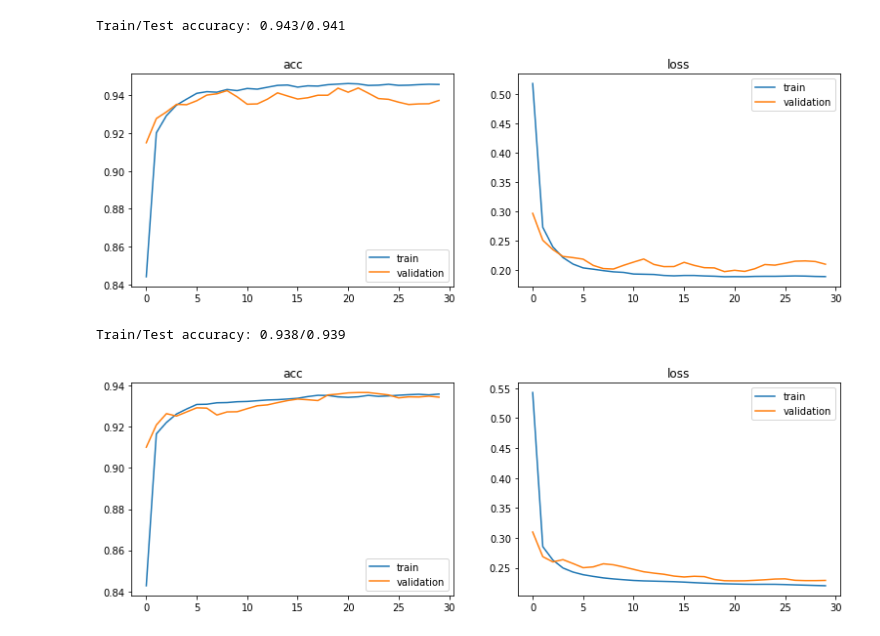
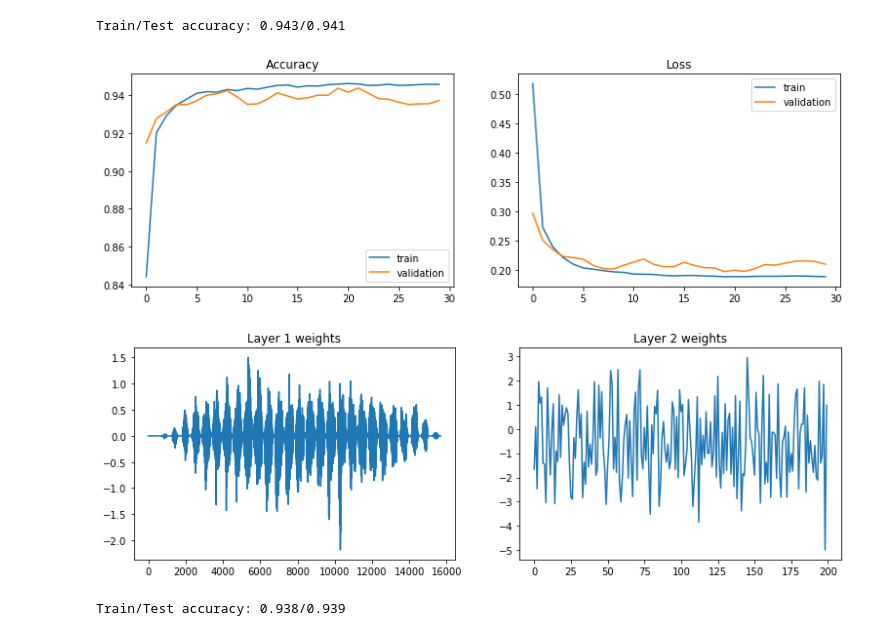
Before and after one commit to rod1n/machine-learning, a Jupyter notebook: examples/regularization/regularizers.ipynb, the cells around one changed output. Saved outputs shown, nothing was run; the diff lists cells and outputs as text; code cells hidden in the pictures.

```diff
--- a/examples/regularization/regularizers.ipynb
+++ b/examples/regularization/regularizers.ipynb
@@ -84,19 +93,12 @@ _, test_scores = l2.evaluate(X_test, y_test)
 print('Train/Test accuracy: %0.3f/%0.3f' % (train_scores['acc'], test_scores['acc']))
 # %% [output]
 Train/Test accuracy: 0.943/0.941
-# %%
-figure, subplots = plt.subplots(1, 2)
-figure.set_size_inches(13, 4)
-
-for subplot, metric in zip(subplots, ['acc', 'loss']):
-    subplot.plot(l2.scores[metric])
-    subplot.plot(l2.scores['val_' + metric])
-    subplot.set_title(metric)
-    subplot.legend(['train', 'validation'])
-
-plt.show()
-# %% [output]
-[figure, removed]
+# %%
+plot_metrics(l2)
+plot_weights(l2)
+# %% [output]
+[figure, added]
+[figure, added]
 # %%
 l1_l2 = Model()
 l1_l2.add(Dense(20, activation='sigmoid', input_shape=(784,), regularizer=L1L2(l1=0.005, l2=0.01)))
@@ -109,16 +111,3 @@ _, test_scores = l1_l2.evaluate(X_test, y_test)
 print('Train/Test accuracy: %0.3f/%0.3f' % (train_scores['acc'], test_scores['acc']))
 # %% [output]
 Train/Test accuracy: 0.938/0.939
-# %%
-figure, subplots = plt.subplots(1, 2)
-figure.set_size_inches(13, 4)
-
-for subplot, metric in zip(subplots, ['acc', 'loss']):
-    subplot.plot(l1_l2.scores[metric])
-    subplot.plot(l1_l2.scores['val_' + metric])
-    subplot.set_title(metric)
-    subplot.legend(['train', 'validation'])
-
-plt.show()
-# %% [output]
-[figure, removed]
```
Also changed, not shown: parts of 6 cells of this notebook.
